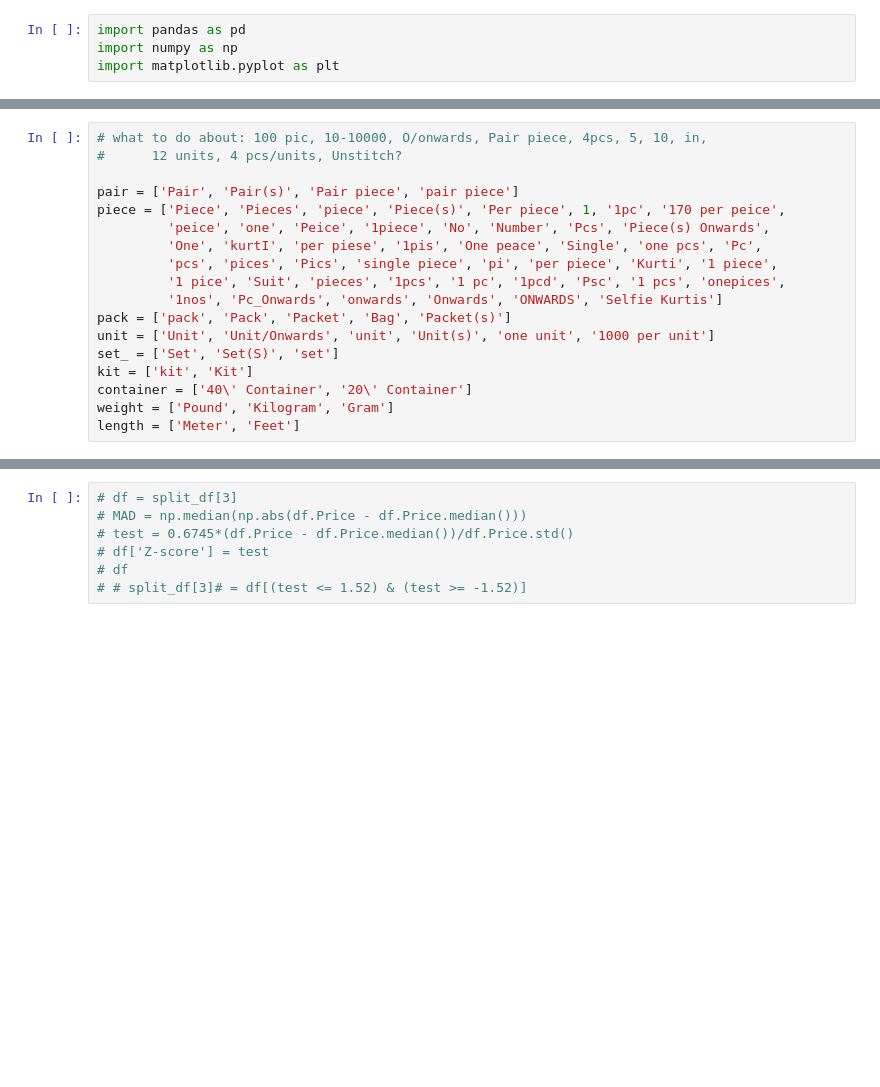
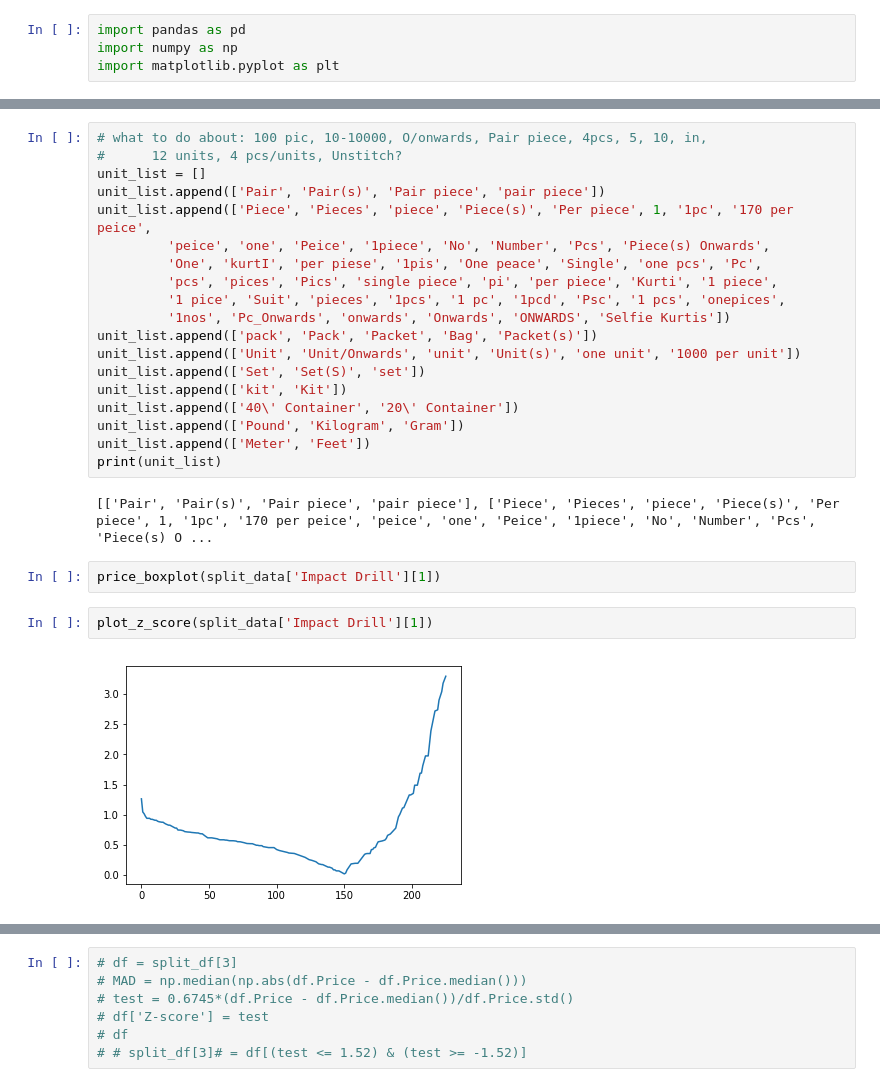
Before and after one commit to anirudh-chakravarthy/IndiaMART-Price-Prediction, a Jupyter notebook: IndiaMart.ipynb, the cells around one changed output, grey strips where cells are left out. Drawn from its saved outputs; the diff is of its cells as text; blank space fills up the shorter version.

```diff
--- a/IndiaMart.ipynb
+++ b/IndiaMart.ipynb
@@ -40,18 +30,27 @@ for item in itemsList:
 # %%
 # what to do about: 100 pic, 10-10000, O/onwards, Pair piece, 4pcs, 5, 10, in,
 #      12 units, 4 pcs/units, Unstitch?
-
-pair = ['Pair', 'Pair(s)', 'Pair piece', 'pair piece']
-piece = ['Piece', 'Pieces', 'piece', 'Piece(s)', 'Per piece', 1, '1pc', '170 per peice',
+unit_list = []
+unit_list.append(['Pair', 'Pair(s)', 'Pair piece', 'pair piece'])
+unit_list.append(['Piece', 'Pieces', 'piece', 'Piece(s)', 'Per piece', 1, '1pc', '170 per peice',
          'peice', 'one', 'Peice', '1piece', 'No', 'Number', 'Pcs', 'Piece(s) Onwards',
          'One', 'kurtI', 'per piese', '1pis', 'One peace', 'Single', 'one pcs', 'Pc',
          'pcs', 'pices', 'Pics', 'single piece', 'pi', 'per piece', 'Kurti', '1 piece',
          '1 pice', 'Suit', 'pieces', '1pcs', '1 pc', '1pcd', 'Psc', '1 pcs', 'onepices',
-         '1nos', 'Pc_Onwards', 'onwards', 'Onwards', 'ONWARDS', 'Selfie Kurtis']
-pack = ['pack', 'Pack', 'Packet', 'Bag', 'Packet(s)']
-unit = ['Unit', 'Unit/Onwards', 'unit', 'Unit(s)', 'one unit', '1000 per unit']
-set_ = ['Set', 'Set(S)', 'set']
-kit = ['kit', 'Kit']
-container = ['40\' Container', '20\' Container']
-weight = ['Pound', 'Kilogram', 'Gram']
-length = ['Meter', 'Feet']
+         '1nos', 'Pc_Onwards', 'onwards', 'Onwards', 'ONWARDS', 'Selfie Kurtis'])
+unit_list.append(['pack', 'Pack', 'Packet', 'Bag', 'Packet(s)'])
+unit_list.append(['Unit', 'Unit/Onwards', 'unit', 'Unit(s)', 'one unit', '1000 per unit'])
+unit_list.append(['Set', 'Set(S)', 'set'])
+unit_list.append(['kit', 'Kit'])
+unit_list.append(['40\' Container', '20\' Container'])
+unit_list.append(['Pound', 'Kilogram', 'Gram'])
+unit_list.append(['Meter', 'Feet'])
+print(unit_list)
+# %% [output]
+[['Pair', 'Pair(s)', 'Pair piece', 'pair piece'], ['Piece', 'Pieces', 'piece', 'Piece(s)', 'Per piece', 1, '1pc', '170 per peice', 'peice', 'one', 'Peice', '1piece', 'No', 'Number', 'Pcs', 'Piece(s) O ...
+# %%
+price_boxplot(split_data['Impact Drill'][1])
+# %%
+plot_z_score(split_data['Impact Drill'][1])
+# %% [output]
+[figure, added]
```
Also changed, not shown: parts of 12 cells of this notebook.
